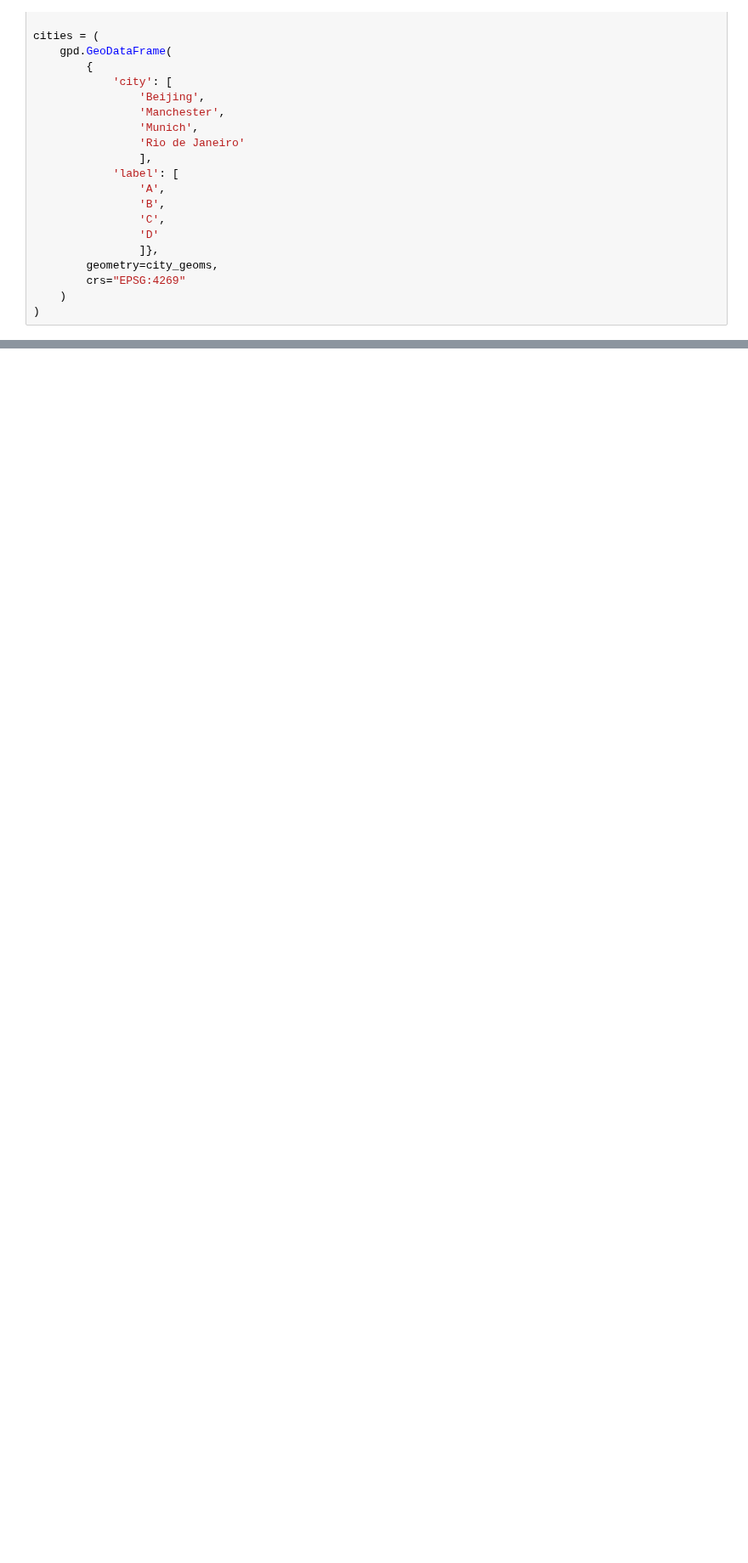
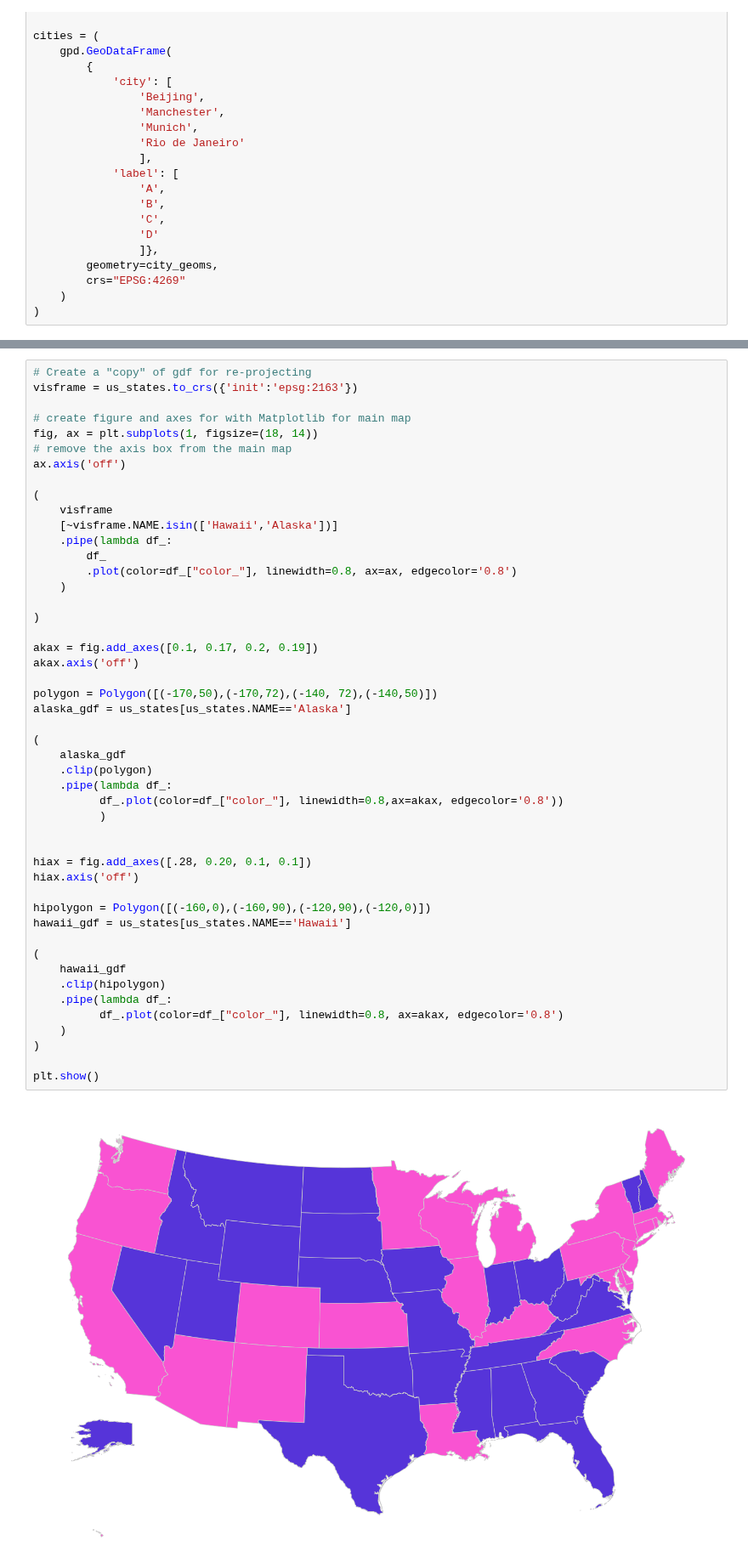
Before and after one commit to buchmayne/trivia, a Jupyter notebook: content/2023/August-2023/make_content.ipynb, the cells around one changed output, grey strips where cells are left out. Shown at 85% size. Saved outputs shown, nothing was run; the diff lists cells and outputs as text; blank space fills up the shorter version.

```diff
--- a/content/2023/August-2023/make_content.ipynb
+++ b/content/2023/August-2023/make_content.ipynb
@@ -124,0 +153,50 @@ plt.show()
+# %%
+# Create a "copy" of gdf for re-projecting
+visframe = us_states.to_crs({'init':'epsg:2163'})
+
+# create figure and axes for with Matplotlib for main map
+fig, ax = plt.subplots(1, figsize=(18, 14))
+# remove the axis box from the main map
+ax.axis('off')
+
+(
+    visframe
+    [~visframe.NAME.isin(['Hawaii','Alaska'])]
+    .pipe(lambda df_:
+        df_
+        .plot(color=df_["color_"], linewidth=0.8, ax=ax, edgecolor='0.8')
+    )
+
+)
+
+akax = fig.add_axes([0.1, 0.17, 0.2, 0.19])
+akax.axis('off')
+
+polygon = Polygon([(-170,50),(-170,72),(-140, 72),(-140,50)])
+alaska_gdf = us_states[us_states.NAME=='Alaska']
+
+(
+    alaska_gdf
+    .clip(polygon)
+    .pipe(lambda df_:
+          df_.plot(color=df_["color_"], linewidth=0.8,ax=akax, edgecolor='0.8'))
+          )
+
+
+hiax = fig.add_axes([.28, 0.20, 0.1, 0.1])
+hiax.axis('off')
+
+hipolygon = Polygon([(-160,0),(-160,90),(-120,90),(-120,0)])
+hawaii_gdf = us_states[us_states.NAME=='Hawaii']
+
+(
+    hawaii_gdf
+    .clip(hipolygon)
+    .pipe(lambda df_:
+          df_.plot(color=df_["color_"], linewidth=0.8, ax=akax, edgecolor='0.8')
+    )
+)
+
+plt.show()
+# %% [output]
+[figure, added]
```
Also changed, not shown: parts of 4 cells of this notebook, 5 other files.
